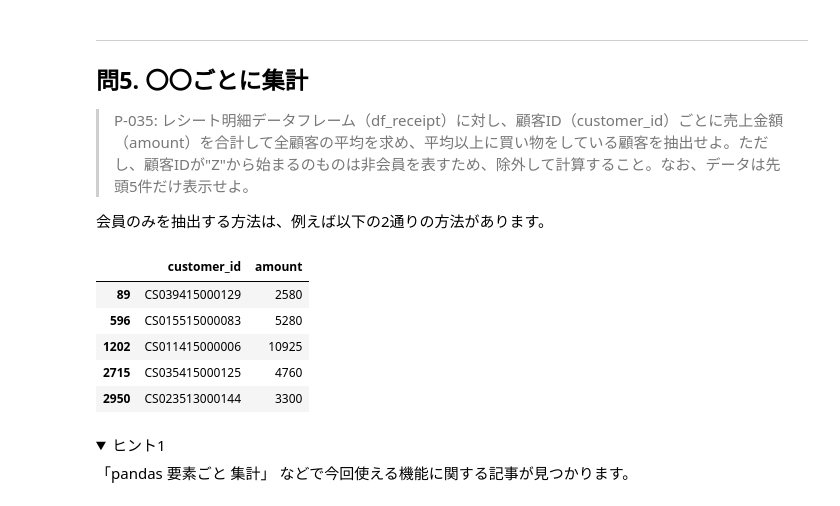
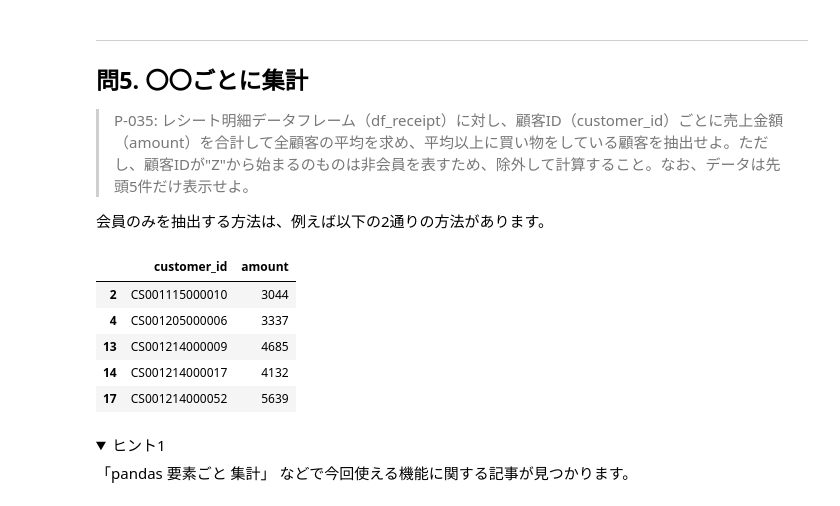
Before and after one commit to Fuku555/BasicPython, a Jupyter notebook: pandas_quiz.ipynb, the cells around one changed output. Saved outputs shown, nothing was run; the diff lists cells and outputs as text; code cells hidden in the pictures; folded sections open.

```diff
--- a/pandas_quiz.ipynb
+++ b/pandas_quiz.ipynb
@@ -80,18 +80,22 @@ unique_count
 df_receipt_only_member = df_receipt[~df_receipt["customer_id"].str.startswith("Z")]
 df_receipt_only_member = df_receipt.query("not customer_id.str.startswith('Z')", engine="python")
 # %%
+#非会員を除外
 df_receipt_only_member = df_receipt[~df_receipt["customer_id"].str.startswith("Z")]
-mean = df_receipt_only_member.groupby('customer_id')['amount'].sum().mean()
-above_average_purchase = df_receipt_only_member[df_receipt_only_member['amount'] > mean]
-result = above_average_purchase[['customer_id','amount']]
-result.head()
+#顧客IDごとに売上金額を合計
+sum_amount = df_receipt_only_member.groupby('customer_id')['amount'].sum().reset_index()
+#全顧客の平均を計算
+mean = sum_amount['amount'].mean()
+#平均以上に買い物している顧客を抽出して、先頭5件を表示
+sum_amount = sum_amount[sum_amount['amount'] > mean]
+sum_amount[['customer_id','amount']].head()
 # %% [output]
 |  | customer_id | amount |
-| 89 | CS039415000129 | 2580 |
-| 596 | CS015515000083 | 5280 |
-| 1202 | CS011415000006 | 10925 |
-| 2715 | CS035415000125 | 4760 |
-| 2950 | CS023513000144 | 3300 |
+| 2 | CS001115000010 | 3044 |
+| 4 | CS001205000006 | 3337 |
+| 13 | CS001214000009 | 4685 |
+| 14 | CS001214000017 | 4132 |
+| 17 | CS001214000052 | 5639 |
 # %% [markdown]
 <details>
 <summary>ヒント1</summary>
```
Also changed, not shown: parts of 1 cell of this notebook.
